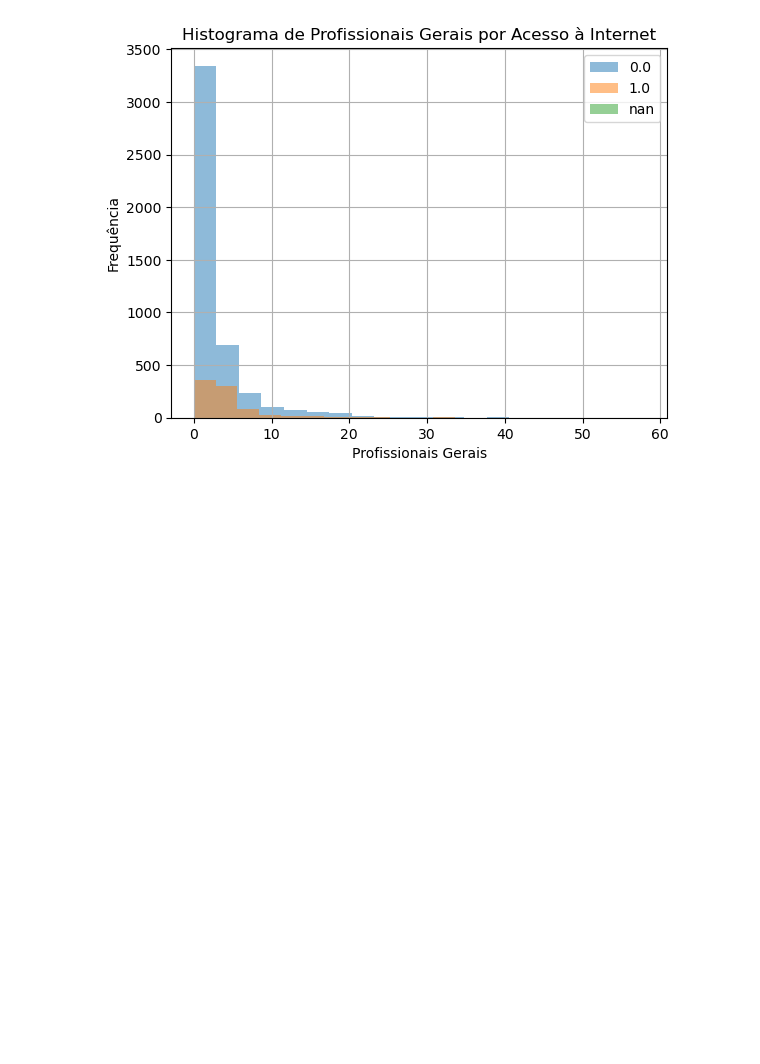
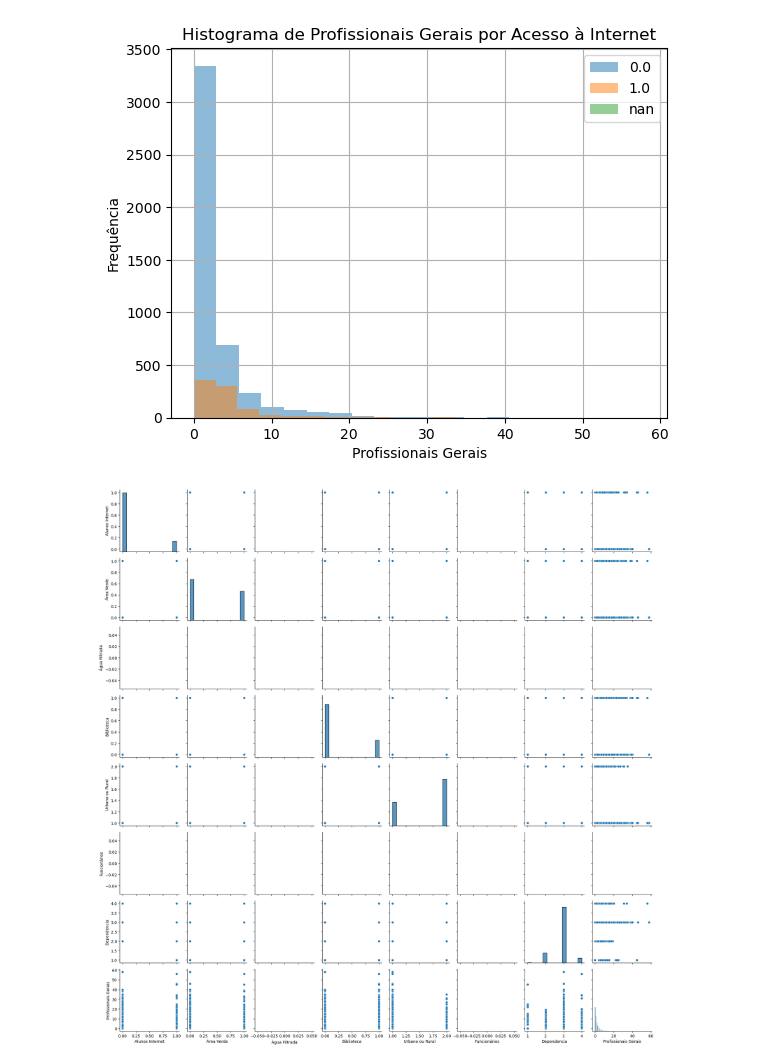
Before and after one commit to joaolindenberg/P2_CEDA2, a Jupyter notebook: main.ipynb, the cells around one changed output. Cells and saved outputs as stored; diff of their text form; code cells hidden in the pictures; blank space fills up the shorter version.

```diff
--- a/main.ipynb
+++ b/main.ipynb
@@ -357,3 +357,10 @@ plt.legend(df_corrected["Alunos Internet"].unique())
 plt.show()
 # %% [output]
 [figure]
+# %%
+import seaborn as sns
+sns.pairplot(df_corrected)
+plt.tight_layout()
+plt.show()
+# %% [output]
+[figure, added]
```
Also changed, not shown: parts of 4 cells of this notebook.
